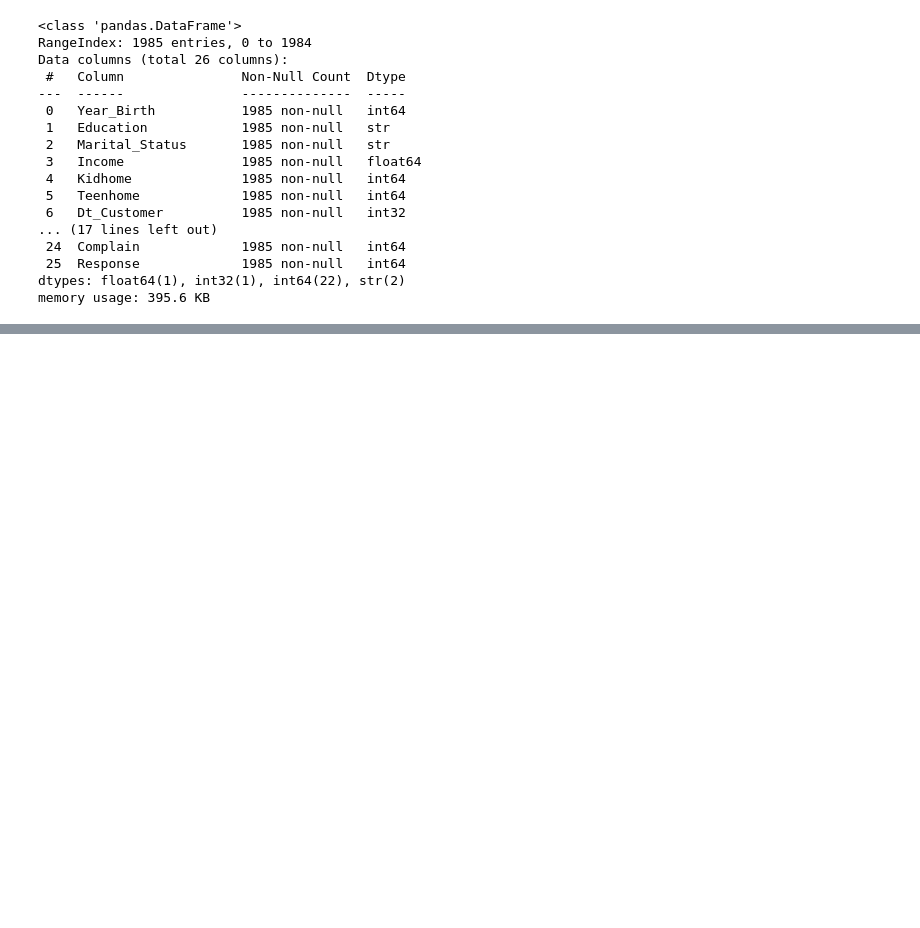
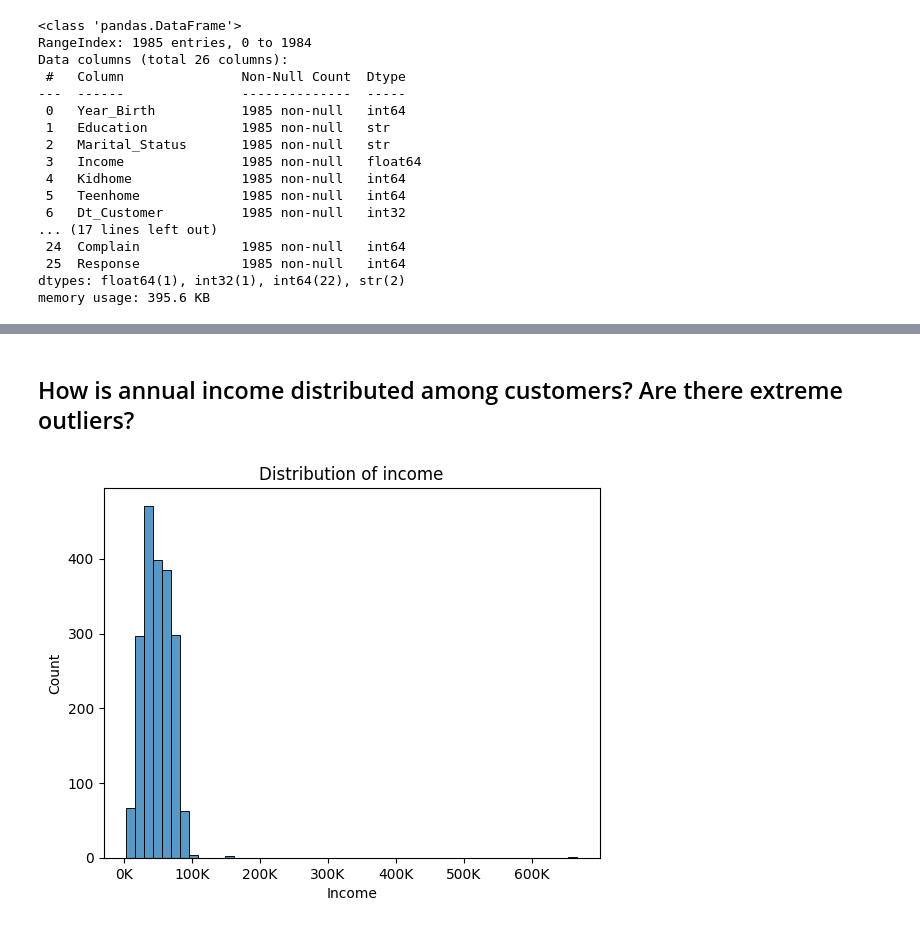
Before and after one commit to AlejandroBeldaFernandez/Customer-Personality-Analysis, a Jupyter notebook: Customer_personality_analysis.ipynb, the cells around one changed output, grey strips where cells are left out. Drawn from its saved outputs; the diff is of its cells as text; code cells hidden in the pictures; blank space fills up the shorter version.

```diff
--- a/Customer_personality_analysis.ipynb
+++ b/Customer_personality_analysis.ipynb
@@ -342,0 +357,9 @@ memory usage: 395.6 KB
+# %% [markdown]
+## How is annual income distributed among customers? Are there extreme outliers?
+# %%
+sns.histplot(data=df_cleaned, x="Income", bins=50)
+plt.title('Distribution of income')
+ax = plt.gca()
+ax.xaxis.set_major_formatter(matplotlib.ticker.FuncFormatter(lambda x, pos: f"{x/1000:.0f}K"))
+# %% [output]
+[figure, added]
```
Also changed, not shown: parts of 52 cells of this notebook.
